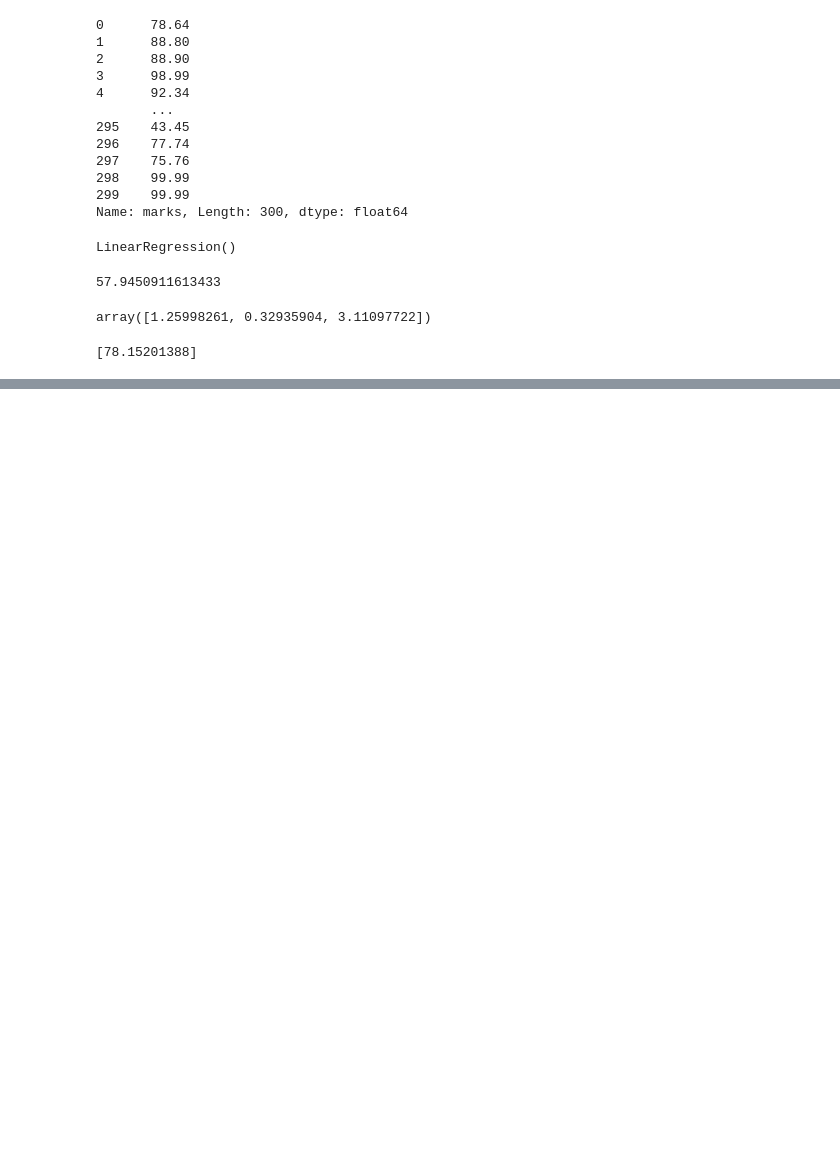
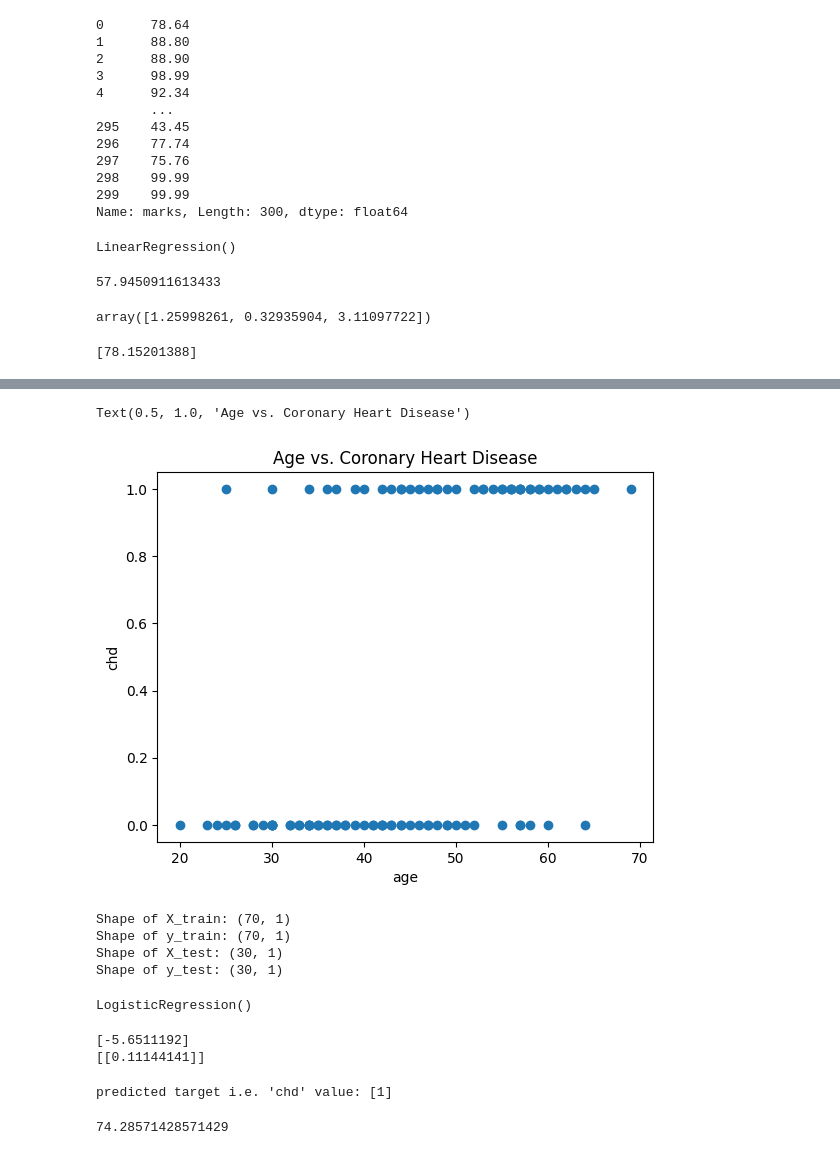
Before and after one commit to RanjanYadav5405/Machine-Learning, a Jupyter notebook: CIE-2.ipynb, the cells around one changed output, grey strips where cells are left out. Drawn from its saved outputs; the diff is of its cells as text; code cells hidden in the pictures; blank space fills up the shorter version.

```diff
--- a/CIE-2.ipynb
+++ b/CIE-2.ipynb
@@ -955,0 +963,3 @@ print(model.predict(dt))
+# %%
+data7 = pd.read_csv("chd_data.csv")
+data7
@@ -955,0 +1005,57 @@ print(model.predict(dt))
+# %%
+# Import dataset and visualize the data to get an insight on building the model.
+plt.scatter("age","chd",data=data7)
+plt.xlabel("age")
+plt.ylabel("chd")
+plt.title("Age vs. Coronary Heart Disease")
+# %% [output]
+Text(0.5, 1.0, 'Age vs. Coronary Heart Disease')
+[figure, added]
+# %%
+# Importing the required class
+# from sklearn.model_selection import train_test_split
+# Split the data in training and test set in 70:30 ratio.
+from sklearn.model_selection import train_test_split
+predictors = ["age"]
+target = ["chd"]
+X = data7[predictors]
+y = data7[target]
+X_train,X_test,y_train,y_test=train_test_split(X,y,test_size=0.3,random_state=0)
+
+print("Shape of X_train:",X_train.shape)
+print("Shape of y_train:",y_train.shape)
+print("Shape of X_test:",X_test.shape)
+print("Shape of y_test:",y_test.shape)
+# %% [output]
+Shape of X_train: (70, 1)
+Shape of y_train: (70, 1)
+Shape of X_test: (30, 1)
+Shape of y_test: (30, 1)
+# %%
+# built model using sklearn.linear_model.LogisticRegression class
+# Train the model using the training data.
+from sklearn.linear_model import LogisticRegression
+model = LogisticRegression()
+model.fit(X_train,y_train)
+# %% [output]
+LogisticRegression()
+# %%
+# Fetch the intercept and the coefficients of the model.
+print(model.intercept_)
+print(model.coef_)
+# %% [output]
+[-5.6511192]
+[[0.11144141]]
+# %%
+# Creating sample data.
+# Predicting the probabilities for each of the class labels
+test=int(input("Enter age:"))
+dat=[[test]]
+print("\npredicted target i.e. 'chd' value:",model.predict(dat))
+# %% [output]
+predicted target i.e. 'chd' value: [1]
+# %%
+# Evaluate the model's performance on training and test data using 'accuracy' measure.
+model.score(X_train,y_train) * 100
+# %% [output]
+74.28571428571429
```
Also changed, not shown: parts of 7 cells of this notebook, 1 other file.
